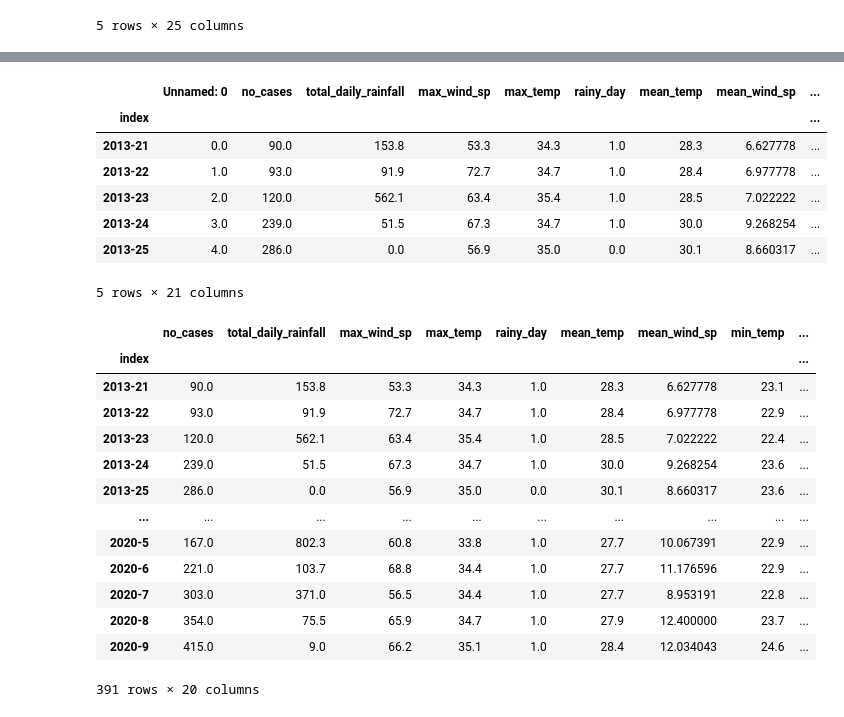
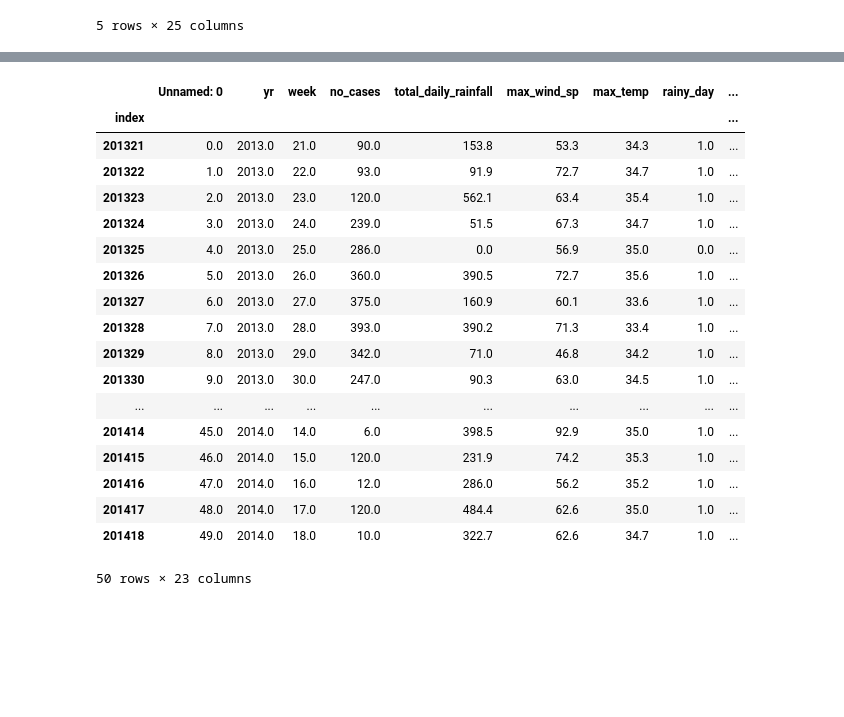
Before and after one commit to PLJX-2022/GA_project4_PredictDengueCases, a Jupyter notebook: codes/ZD_model.ipynb, the cells around one changed output, grey strips where cells are left out. Saved outputs shown, nothing was run; the diff lists cells and outputs as text; code cells hidden in the pictures; blank space fills up the shorter version.

```diff
--- a/codes/ZD_model.ipynb
+++ b/codes/ZD_model.ipynb
@@ -29,9 +30,8 @@ df_west.head()
 | 4 | 4 | 2013 | 25 | West | 286 | 0.0 | 56.9 | 35.0 | ... |
 5 rows × 24 columns
 # %%
-df_west['yr'] = df_west['yr'].astype(str)
-df_west['week'] = df_west['week'].astype(str)
-df_west['index'] = df_west['yr'] + '-' + df_west['week']
+
+df_west['index'] = df_west['yr'] * 100 + df_west['week']
 df_west.head()
 # %% [output]
 |  | Unnamed: 0 | yr | week | region | no_cases | total_daily_rainfall | max_wind_sp | max_temp | ... |
@@ -44,30 +64,23 @@ df_west.head()
 # %%
 df_west = df_west.groupby(by='index').mean()
-df_west.head()
+df_west.head(50)
 # %% [output]
-|  | Unnamed: 0 | no_cases | total_daily_rainfall | max_wind_sp | max_temp | rainy_day | mean_temp | mean_wind_sp | ... |
+|  | Unnamed: 0 | yr | week | no_cases | total_daily_rainfall | max_wind_sp | max_temp | rainy_day | ... |
 | index |  |  |  |  |  |  |  |  | ... |
-| 2013-21 | 0.0 | 90.0 | 153.8 | 53.3 | 34.3 | 1.0 | 28.3 | 6.627778 | ... |
-| 2013-22 | 1.0 | 93.0 | 91.9 | 72.7 | 34.7 | 1.0 | 28.4 | 6.977778 | ... |
-| 2013-23 | 2.0 | 120.0 | 562.1 | 63.4 | 35.4 | 1.0 | 28.5 | 7.022222 | ... |
-| 2013-24 | 3.0 | 239.0 | 51.5 | 67.3 | 34.7 | 1.0 | 30.0 | 9.268254 | ... |
-| 2013-25 | 4.0 | 286.0 | 0.0 | 56.9 | 35.0 | 0.0 | 30.1 | 8.660317 | ... |
+| 201321 | 0.0 | 2013.0 | 21.0 | 90.0 | 153.8 | 53.3 | 34.3 | 1.0 | ... |
+| 201322 | 1.0 | 2013.0 | 22.0 | 93.0 | 91.9 | 72.7 | 34.7 | 1.0 | ... |
+| 201323 | 2.0 | 2013.0 | 23.0 | 120.0 | 562.1 | 63.4 | 35.4 | 1.0 | ... |
+| 201324 | 3.0 | 2013.0 | 24.0 | 239.0 | 51.5 | 67.3 | 34.7 | 1.0 | ... |
+| 201325 | 4.0 | 2013.0 | 25.0 | 286.0 | 0.0 | 56.9 | 35.0 | 0.0 | ... |
+| 201326 | 5.0 | 2013.0 | 26.0 | 360.0 | 390.5 | 72.7 | 35.6 | 1.0 | ... |
+| 201327 | 6.0 | 2013.0 | 27.0 | 375.0 | 160.9 | 60.1 | 33.6 | 1.0 | ... |
+| 201328 | 7.0 | 2013.0 | 28.0 | 393.0 | 390.2 | 71.3 | 33.4 | 1.0 | ... |
+| 201329 | 8.0 | 2013.0 | 29.0 | 342.0 | 71.0 | 46.8 | 34.2 | 1.0 | ... |
+| 201330 | 9.0 | 2013.0 | 30.0 | 247.0 | 90.3 | 63.0 | 34.5 | 1.0 | ... |
+| ... | ... | ... | ... | ... | ... | ... | ... | ... | ... |
+| 201414 | 45.0 | 2014.0 | 14.0 | 6.0 | 398.5 | 92.9 | 35.0 | 1.0 | ... |
+| 201415 | 46.0 | 2014.0 | 15.0 | 120.0 | 231.9 | 74.2 | 35.3 | 1.0 | ... |
+| 201416 | 47.0 | 2014.0 | 16.0 | 12.0 | 286.0 | 56.2 | 35.2 | 1.0 | ... |
+| 201417 | 48.0 | 2014.0 | 17.0 | 120.0 | 484.4 | 62.6 | 35.0 | 1.0 | ... |
+| 201418 | 49.0 | 2014.0 | 18.0 | 10.0 | 322.7 | 62.6 | 34.7 | 1.0 | ... |
-5 rows × 21 columns
+50 rows × 23 columns
-# %%
-df_west = df_west.drop(['Unnamed: 0',],axis =1)
-df_west
-# %% [output]
-|  | no_cases | total_daily_rainfall | max_wind_sp | max_temp | rainy_day | mean_temp | mean_wind_sp | min_temp | ... |
-| index |  |  |  |  |  |  |  |  | ... |
-| 2013-21 | 90.0 | 153.8 | 53.3 | 34.3 | 1.0 | 28.3 | 6.627778 | 23.1 | ... |
-| 2013-22 | 93.0 | 91.9 | 72.7 | 34.7 | 1.0 | 28.4 | 6.977778 | 22.9 | ... |
-| 2013-23 | 120.0 | 562.1 | 63.4 | 35.4 | 1.0 | 28.5 | 7.022222 | 22.4 | ... |
-| 2013-24 | 239.0 | 51.5 | 67.3 | 34.7 | 1.0 | 30.0 | 9.268254 | 23.6 | ... |
-| 2013-25 | 286.0 | 0.0 | 56.9 | 35.0 | 0.0 | 30.1 | 8.660317 | 23.6 | ... |
-| ... | ... | ... | ... | ... | ... | ... | ... | ... | ... |
-| 2020-5 | 167.0 | 802.3 | 60.8 | 33.8 | 1.0 | 27.7 | 10.067391 | 22.9 | ... |
-| 2020-6 | 221.0 | 103.7 | 68.8 | 34.4 | 1.0 | 27.7 | 11.176596 | 22.9 | ... |
-| 2020-7 | 303.0 | 371.0 | 56.5 | 34.4 | 1.0 | 27.7 | 8.953191 | 22.8 | ... |
-| 2020-8 | 354.0 | 75.5 | 65.9 | 34.7 | 1.0 | 27.9 | 12.400000 | 23.7 | ... |
-| 2020-9 | 415.0 | 9.0 | 66.2 | 35.1 | 1.0 | 28.4 | 12.034043 | 24.6 | ... |
-391 rows × 20 columns
```
Also changed, not shown: parts of 29 cells of this notebook, 1 other file.
